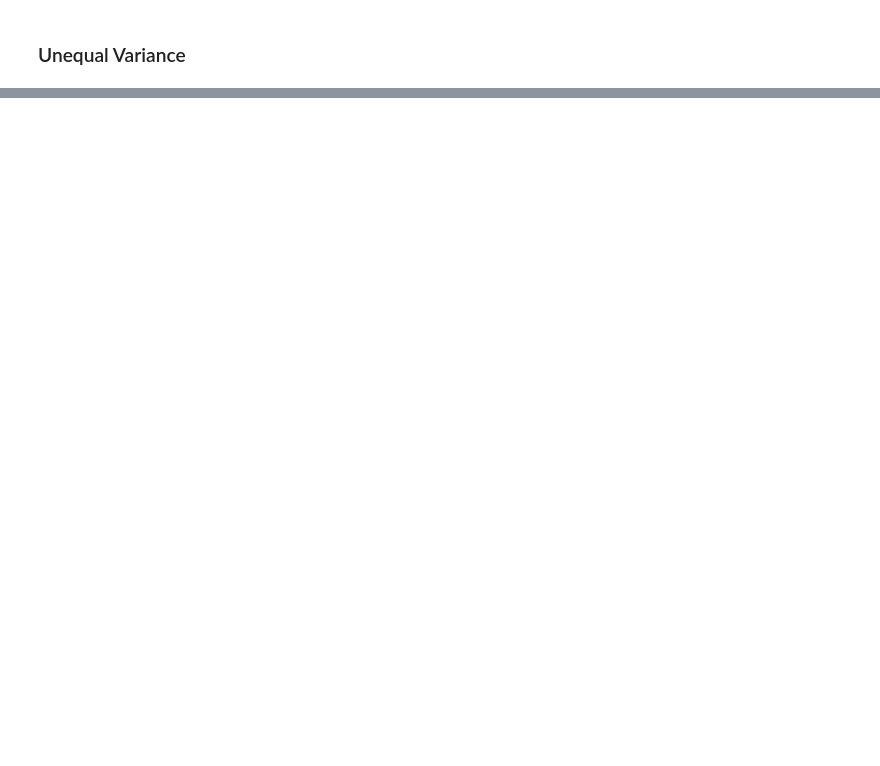
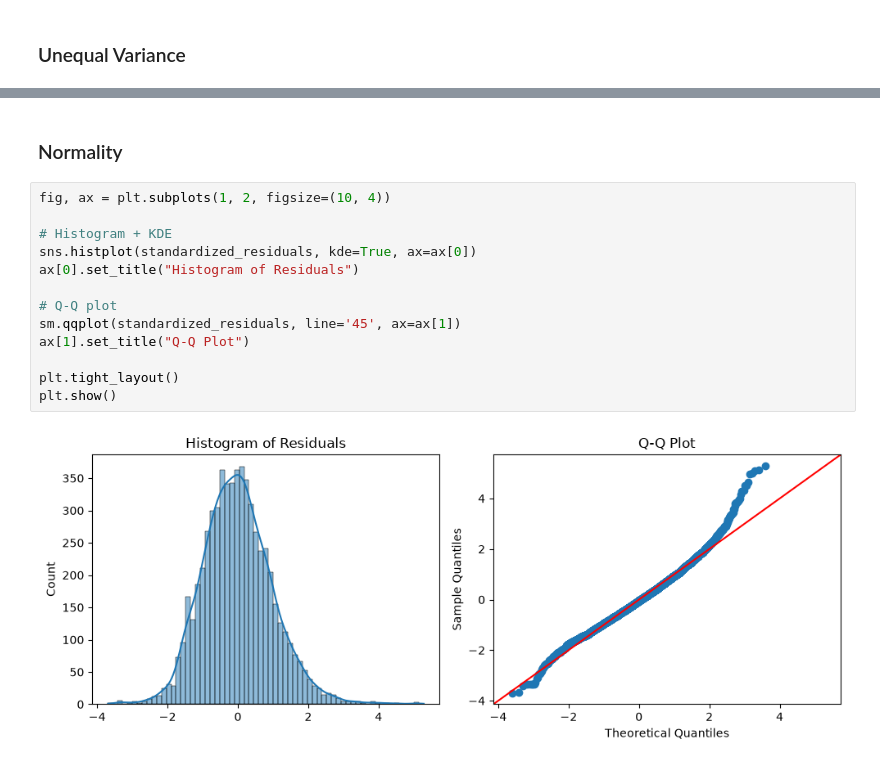
Before and after one commit to seanj2508/nashville_airbnb_ml, a Jupyter notebook: notebooks/diagnostics.ipynb, the cells around one changed output, grey strips where cells are left out. Cells and saved outputs as stored; diff of their text form; blank space fills up the shorter version.

```diff
--- a/notebooks/diagnostics.ipynb
+++ b/notebooks/diagnostics.ipynb
@@ -123,0 +133,17 @@ Breusch-Pagan test: p-value = 0.000
+# %% [markdown]
+### Normality
+# %%
+fig, ax = plt.subplots(1, 2, figsize=(10, 4))
+
+# Histogram + KDE
+sns.histplot(standardized_residuals, kde=True, ax=ax[0])
+ax[0].set_title("Histogram of Residuals")
+
+# Q-Q plot
+sm.qqplot(standardized_residuals, line='45', ax=ax[1])
+ax[1].set_title("Q-Q Plot")
+
+plt.tight_layout()
+plt.show()
+# %% [output]
+[figure, added]
```
Also changed, not shown: parts of 23 cells of this notebook, 2 other files.
